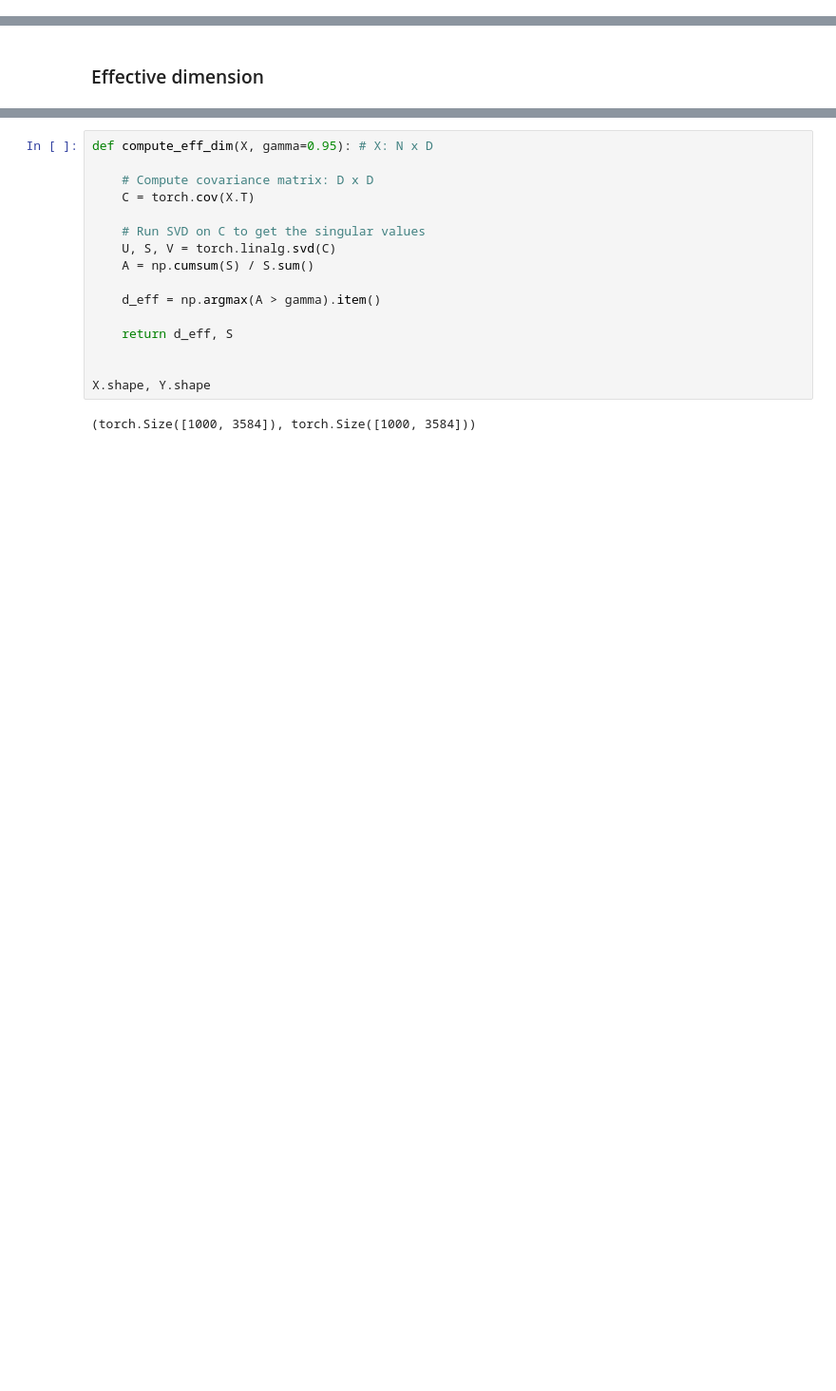
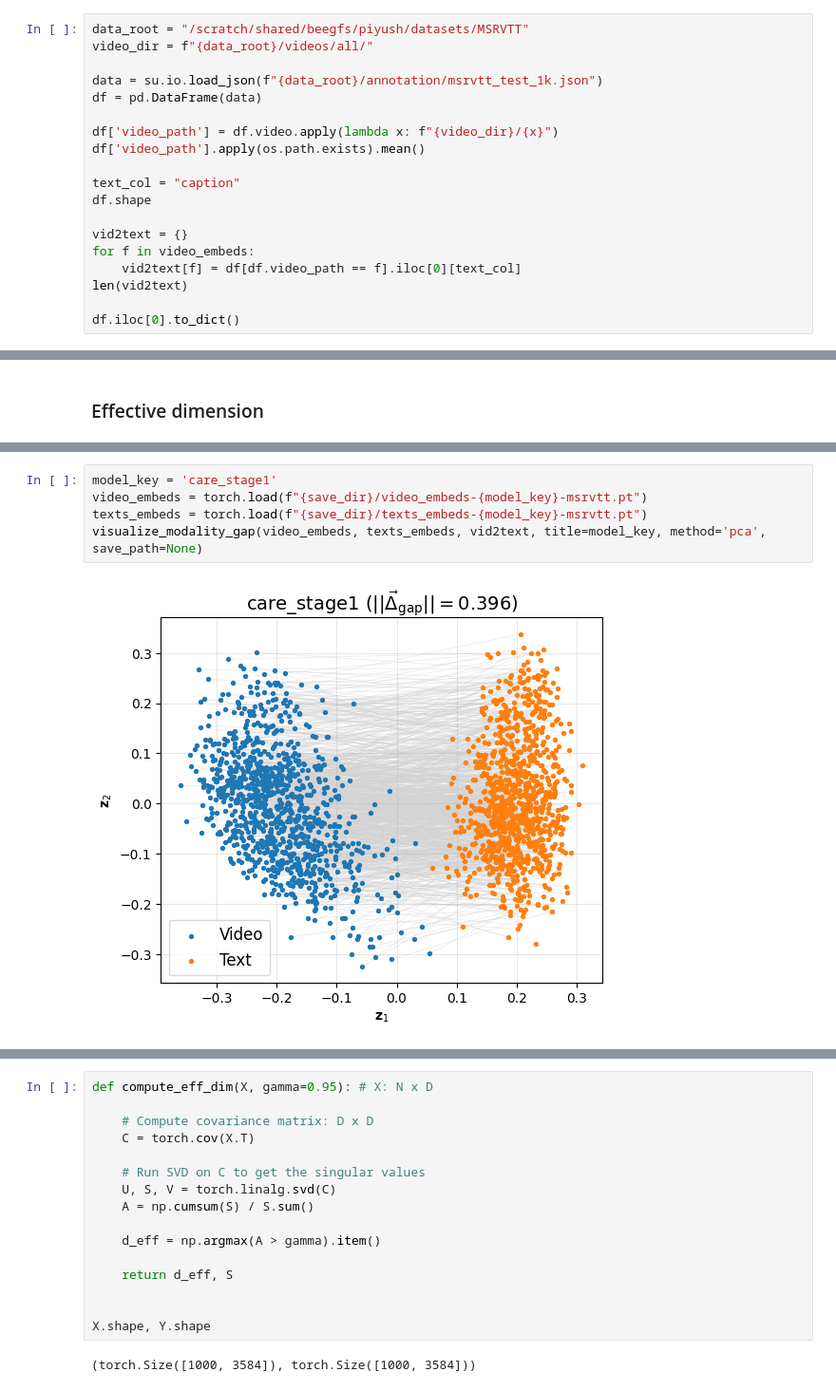
Before and after one commit to bpiyush/CaReBench, a Jupyter notebook: mllm4emb/measure_modgap.ipynb, the cells around one changed output, grey strips where cells are left out. Shown at 95% size. Drawn from its saved outputs; the diff is of its cells as text; blank space fills up the shorter version.

```diff
--- a/mllm4emb/measure_modgap.ipynb
+++ b/mllm4emb/measure_modgap.ipynb
@@ -41,0 +15,19 @@ df.iloc[0].to_dict()
+# %%
+data_root = "/scratch/shared/beegfs/piyush/datasets/MSRVTT"
+video_dir = f"{data_root}/videos/all/"
+
+data = su.io.load_json(f"{data_root}/annotation/msrvtt_test_1k.json")
+df = pd.DataFrame(data)
+
+df['video_path'] = df.video.apply(lambda x: f"{video_dir}/{x}")
+df['video_path'].apply(os.path.exists).mean()
+
+text_col = "caption"
+df.shape
+
+vid2text = {}
+for f in video_embeds:
+    vid2text[f] = df[df.video_path == f].iloc[0][text_col]
+len(vid2text)
+
+df.iloc[0].to_dict()
@@ -637,0 +652,7 @@ plt.show()
+# %%
+model_key = 'care_stage1'
+video_embeds = torch.load(f"{save_dir}/video_embeds-{model_key}-msrvtt.pt")
+texts_embeds = torch.load(f"{save_dir}/texts_embeds-{model_key}-msrvtt.pt")
+visualize_modality_gap(video_embeds, texts_embeds, vid2text, title=model_key, method='pca', save_path=None)
+# %% [output]
+[figure, added]
```
Also changed, not shown: parts of 10 cells of this notebook, 3 other files.
